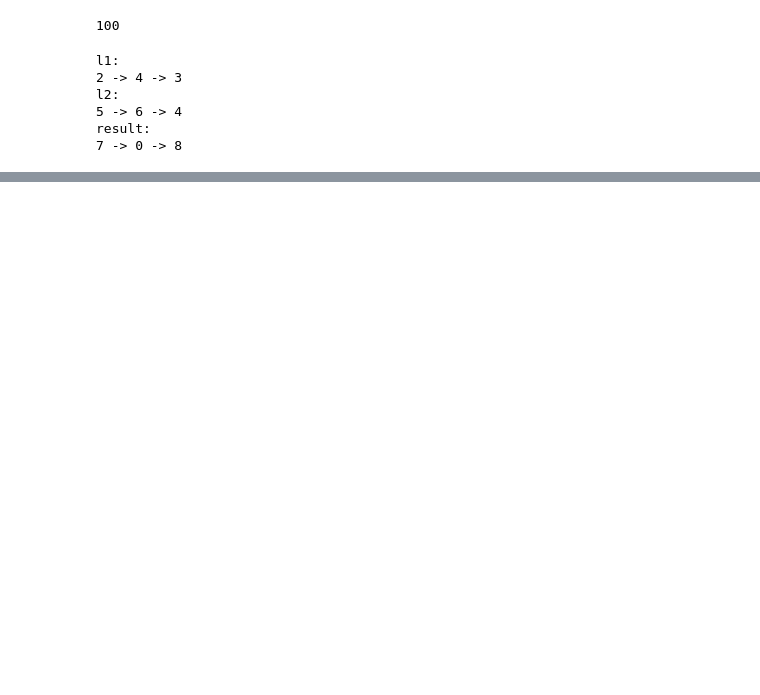
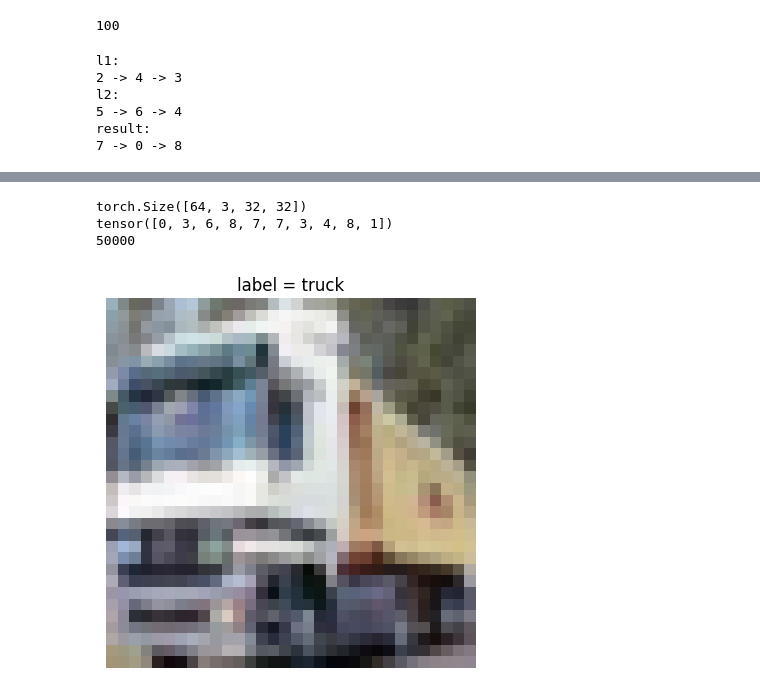
Before and after one commit to 1yNaf0revEr/deep_learning, a Jupyter notebook: lab1-3.ipynb, the cells around one changed output, grey strips where cells are left out. Cells and saved outputs as stored; diff of their text form; code cells hidden in the pictures; blank space fills up the shorter version.

```diff
--- a/lab1-3.ipynb
+++ b/lab1-3.ipynb
@@ -252,0 +621,80 @@ def shellsort(arr):
+# %%
+# problem 17--datasetclass
+import os
+import pickle
+import numpy as np
+from PIL import Image
+from torch.utils.data import Dataset, DataLoader
+from torchvision import transforms
+
+class MyCIFAR10(Dataset):
+    train_list = [
+        "data_batch_1",
+        "data_batch_2",
+        "data_batch_3",
+        "data_batch_4",
+        "data_batch_5"
+    ]
+    test_list = ["test_batch"]
+
+    def __init__(self, root="./data", train=True, transform=None, target_transform=None):
+        base_dir = os.path.join(root, "cifar-10-batches-py")
+        self.root = base_dir if os.path.exists(base_dir) else root
+        self.train = train
+        self.transform = transform
+        self.target_transform = target_transform
+        file_list = self.train_list if train else self.test_list
+        data = []
+        targets = []
+        for file_name in file_list:
+            file_path = os.path.join(self.root, file_name)
+            with open(file_path, "rb") as f:
+                entry = pickle.load(f, encoding="latin1")
+                data.append(entry["data"])
+                if "labels" in entry:
+                    targets.extend(entry["labels"])
+                else:
+                    targets.extend(entry["fine_labels"])
+        self.data = np.vstack(data).reshape(-1, 3, 32, 32).transpose(0, 2, 3, 1)
+        self.targets = targets
+
+    def __getitem__(self, index):
+        img = Image.fromarray(self.data[index])
+        target = self.targets[index]
+        if self.transform is not None:
+            img = self.transform(img)
+        if self.target_transform is not None:
+            target = self.target_transform(target)
+        return img, target
+
+    def __len__(self):
+        return len(self.data)
+
+transform = transforms.ToTensor()
+train_dataset = MyCIFAR10(root="./data", train=True, transform=transform)
+train_loader = DataLoader(train_dataset, batch_size=64, shuffle=True)
+
+images, labels = next(iter(train_loader))
+print(images.shape)
+print(labels[:10])
+print(len(train_dataset))
+# %% [output]
+torch.Size([64, 3, 32, 32])
+tensor([0, 3, 6, 8, 7, 7, 3, 4, 8, 1])
+50000
+# %%
+#problem 18-transform
+import matplotlib.pyplot as plt
+from torchvision import transforms
+
+show_transform = transforms.ToTensor()
+show_dataset = MyCIFAR10(root="./data", train=True, transform=show_transform)
+img, label = show_dataset[1]
+img = img.permute(1, 2, 0).numpy()
+
+plt.imshow(img)
+plt.title(f"label = {classes[label]}")
+plt.axis("off")
+plt.show()
+# %% [output]
+[figure, added]
```
Also changed, not shown: parts of 33 cells of this notebook, 1 other file.
